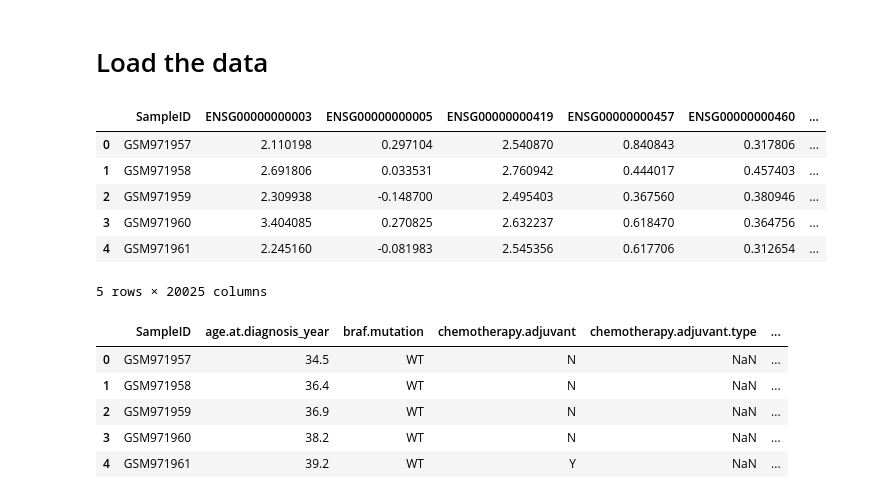
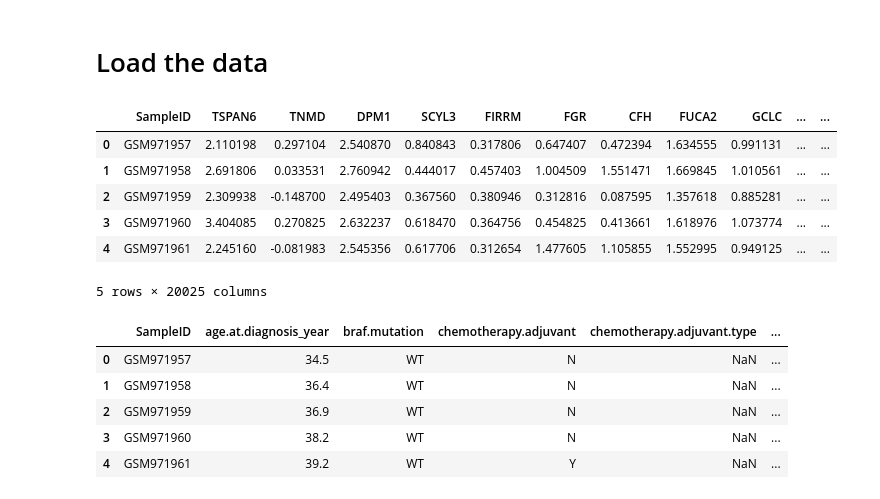
Before and after one commit to vjhwong/IGP-Research-Internship, a Jupyter notebook: notebooks/sia_survivalplot.ipynb, the cells around one changed output. Saved outputs shown, nothing was run; the diff lists cells and outputs as text; code cells hidden in the pictures.

```diff
--- a/notebooks/sia_survivalplot.ipynb
+++ b/notebooks/sia_survivalplot.ipynb
@@ -8,18 +19,16 @@ converter = EnsemblConverter()
 # %% [markdown]
 # Load the data
-# %%
-# TODO Replace this with the converted gene names
-expression = pd.read_csv('GSE39582/GSE39582_Expression.txt', sep='\t')
-expression = expression.rename(columns={'Unnamed: 0': 'SampleID'})
-expression.head()
-# %% [output]
-|  | SampleID | ENSG00000000003 | ENSG00000000005 | ENSG00000000419 | ENSG00000000457 | ENSG00000000460 | ... |
-| 0 | GSM971957 | 2.110198 | 0.297104 | 2.540870 | 0.840843 | 0.317806 | ... |
-| 1 | GSM971958 | 2.691806 | 0.033531 | 2.760942 | 0.444017 | 0.457403 | ... |
-| 2 | GSM971959 | 2.309938 | -0.148700 | 2.495403 | 0.367560 | 0.380946 | ... |
-| 3 | GSM971960 | 3.404085 | 0.270825 | 2.632237 | 0.618470 | 0.364756 | ... |
-| 4 | GSM971961 | 2.245160 | -0.081983 | 2.545356 | 0.617706 | 0.312654 | ... |
-5 rows × 20025 columns
+# %%
+expression = pd.read_csv('GSE39582/Expression.csv')
+expression.head()
+# %% [output]
+|  | SampleID | TSPAN6 | TNMD | DPM1 | SCYL3 | FIRRM | FGR | CFH | FUCA2 | GCLC | ... | ... |
+| 0 | GSM971957 | 2.110198 | 0.297104 | 2.540870 | 0.840843 | 0.317806 | 0.647407 | 0.472394 | 1.634555 | 0.991131 | ... | ... |
+| 1 | GSM971958 | 2.691806 | 0.033531 | 2.760942 | 0.444017 | 0.457403 | 1.004509 | 1.551471 | 1.669845 | 1.010561 | ... | ... |
+| 2 | GSM971959 | 2.309938 | -0.148700 | 2.495403 | 0.367560 | 0.380946 | 0.312816 | 0.087595 | 1.357618 | 0.885281 | ... | ... |
+| 3 | GSM971960 | 3.404085 | 0.270825 | 2.632237 | 0.618470 | 0.364756 | 0.454825 | 0.413661 | 1.618976 | 1.073774 | ... | ... |
+| 4 | GSM971961 | 2.245160 | -0.081983 | 2.545356 | 0.617706 | 0.312654 | 1.477605 | 1.105855 | 1.552995 | 0.949125 | ... | ... |
+5 rows × 20025 columns
 # %%
 clinical = pd.read_csv('GSE39582/GSE39582_Clinical.txt', sep='\t')
 clinical.head()
```
Also changed, not shown: parts of 5 cells of this notebook, 3 other files.
